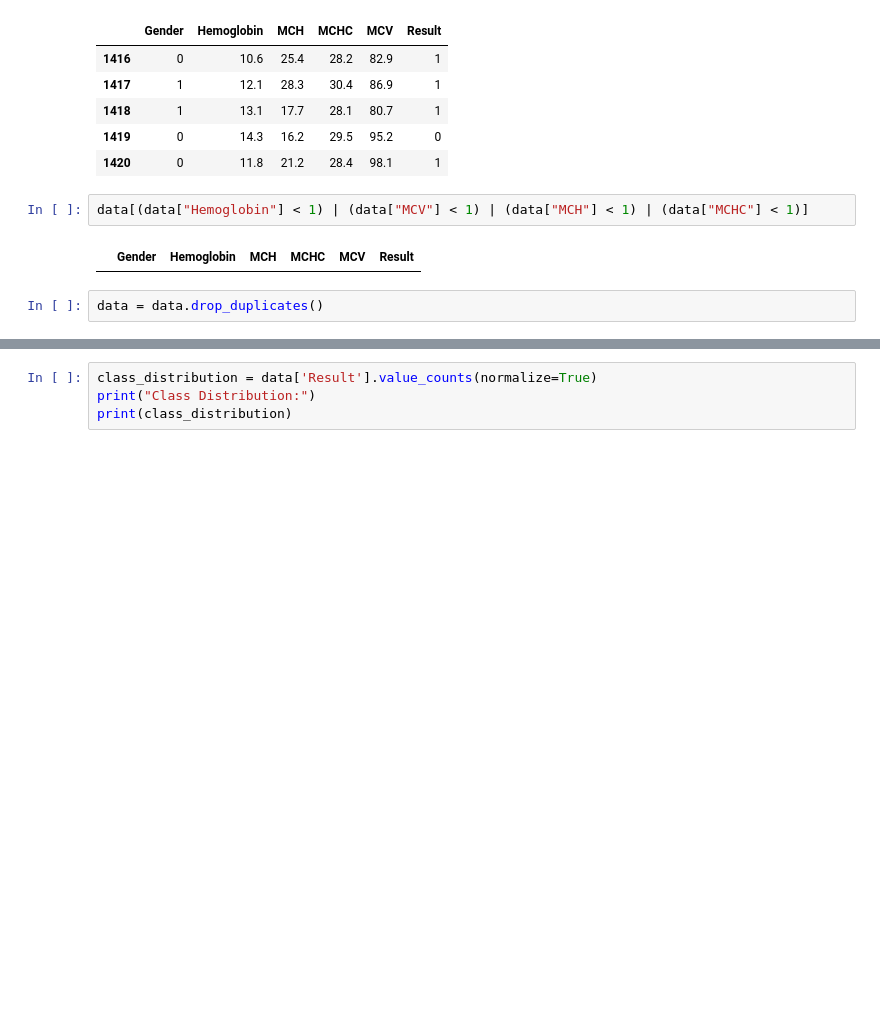
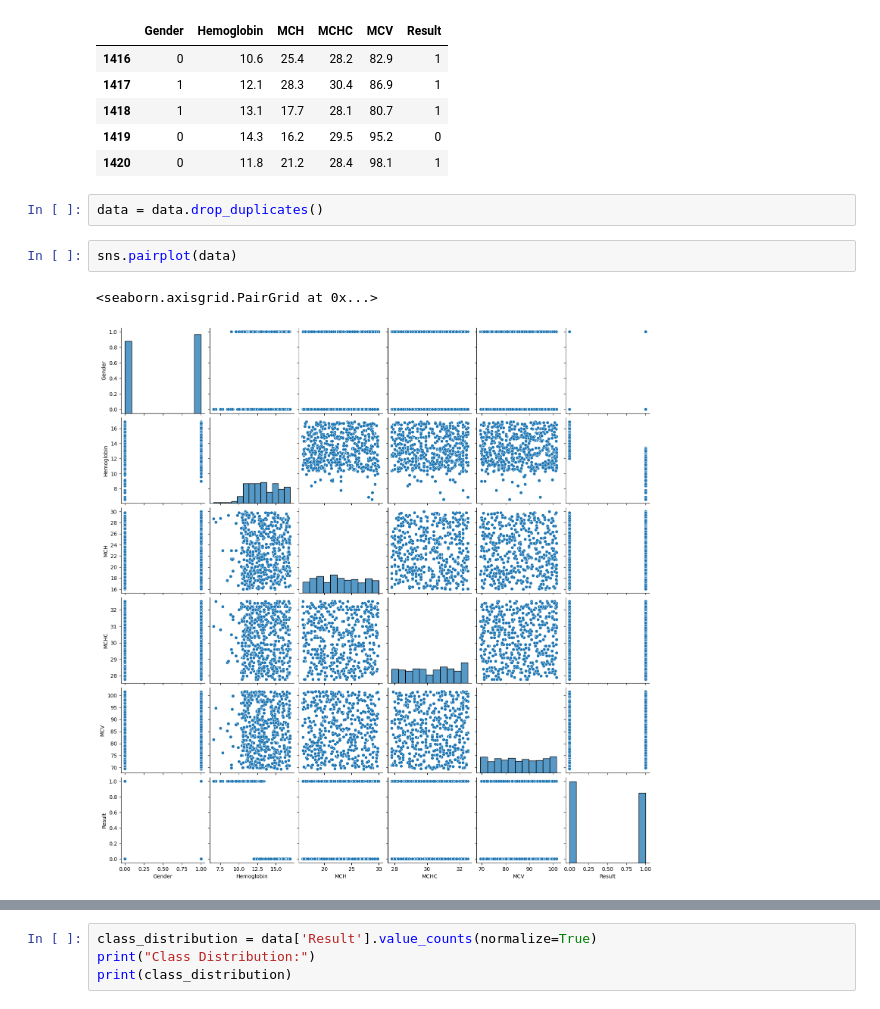
Before and after one commit to JohananOppongAmoateng/Anaemia-Classifier, a Jupyter notebook: anemia.ipynb, the cells around one changed output, grey strips where cells are left out. Saved outputs shown, nothing was run; the diff lists cells and outputs as text; blank space fills up the shorter version.

```diff
--- a/anemia.ipynb
+++ b/anemia.ipynb
@@ -56,9 +57,10 @@ data.tail()
 | 1418 | 1 | 13.1 | 17.7 | 28.1 | 80.7 | 1 |
 | 1419 | 0 | 14.3 | 16.2 | 29.5 | 95.2 | 0 |
 | 1420 | 0 | 11.8 | 21.2 | 28.4 | 98.1 | 1 |
-# %%
-data[(data["Hemoglobin"] < 1) | (data["MCV"] < 1) | (data["MCH"] < 1) | (data["MCHC"] < 1)]
-# %% [output]
-|  | Gender | Hemoglobin | MCH | MCHC | MCV | Result |
 # %%
 data = data.drop_duplicates()
+# %%
+sns.pairplot(data)
+# %% [output]
+<seaborn.axisgrid.PairGrid at 0x...>
+[figure, added]
```
Also changed, not shown: parts of 18 cells of this notebook, 2 other files.
